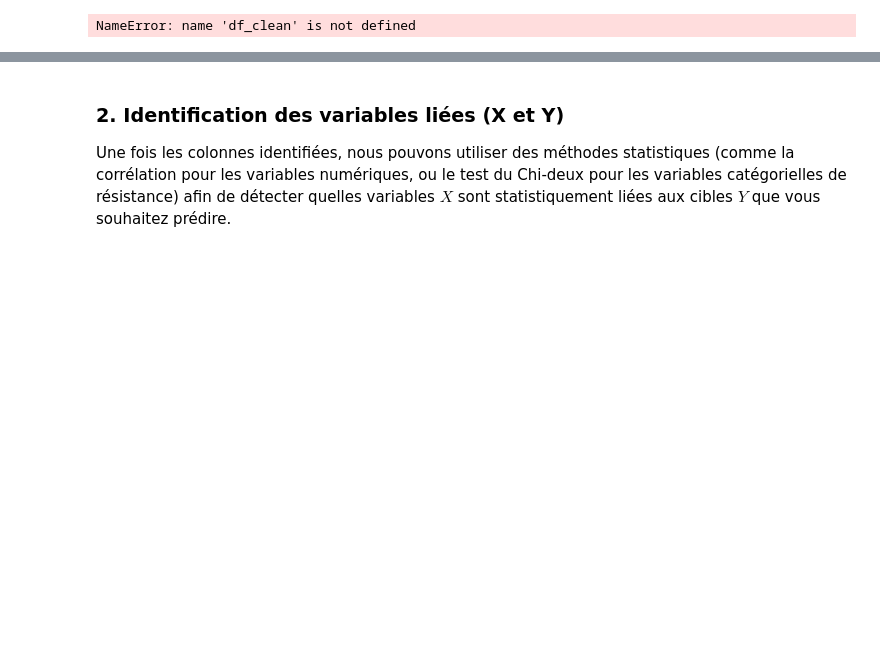
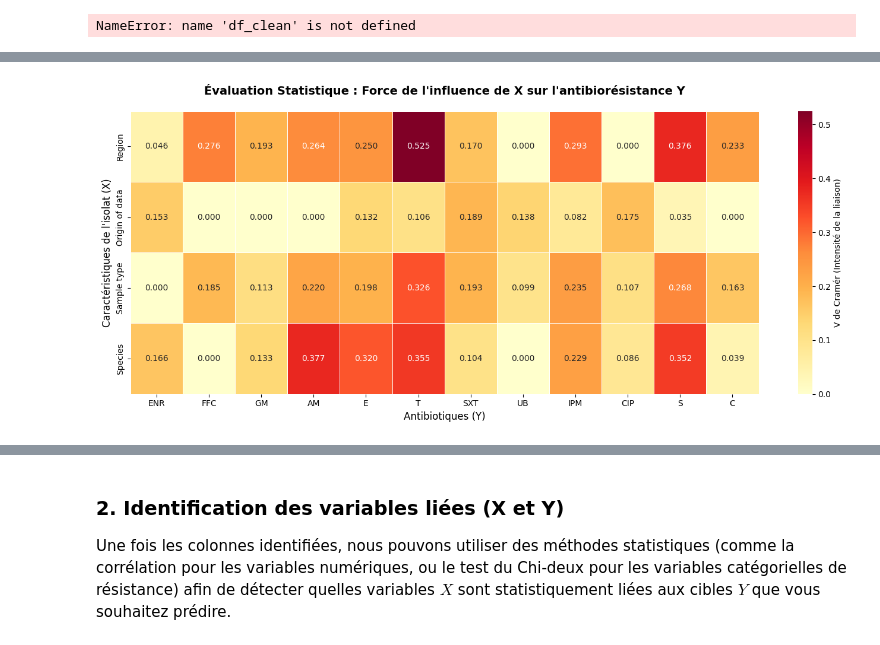
Before and after one commit to manelsg22/microbiologie, a Jupyter notebook: manelsg.ipynb, the cells around one changed output, grey strips where cells are left out. Cells and saved outputs as stored; diff of their text form; code cells hidden in the pictures; blank space fills up the shorter version.

```diff
--- a/manelsg.ipynb
+++ b/manelsg.ipynb
@@ -149,0 +201,30 @@ NameError: name 'df_clean' is not defined
+# %%
+import pandas as pd
+from sklearn.model_selection import train_test_split
+
+# 1. Définir le chemin d'accès au fichier
+file_path = '/content/Dataset on antimicrobial resistance of Vibrio spp. isolates across Adriatic regions (1).xlsx'
+
+# 2. Charger et nettoyer rapidement les données
+raw_df = pd.read_excel(file_path, sheet_name='Final table')
+df_clean = raw_df.copy()
+df_clean.columns = df_clean.iloc[0]
+df_clean = df_clean[1:].reset_index(drop=True)
+
+# Définir nos variables X et Y
+X = df_clean[['Region', 'Origin of data', 'Sample type', 'Species']]
+Y = df_clean[['ENR', 'FFC', 'GM', 'AM', 'E', 'T', 'SXT', 'UB', 'IPM', 'CIP', 'S', 'C']]
+
+# 3. Effectuer la division 75% entraînement et 25% vérification finale
+# Note : Nous ne stratifions pas ici pour éviter l'erreur liée aux classes sous-représentées
+X_train, X_test, Y_train, Y_test = train_test_split(
+    X,
+    Y,
+    test_size=0.25,
+    random_state=42
+)
+
+# 4. Afficher le nombre exact de lignes utilisées
+print(f"Nombre de lignes pour l'entraînement (75%) : {X_train.shape[0]}")
+print(f"Nombre de lignes pour la vérification finale (25%) : {X_test.shape[0]}")
+print(f"Nombre total de lignes dans le jeu de données : {X.shape[0]}")
@@ -149,0 +515,14 @@ NameError: name 'df_clean' is not defined
+# %%
+# 3. Visualisation de la matrice de force d'association (V de Cramér)
+pivot_v = df_results.pivot(index='Variable X', columns='Antibiotique (Y)', values='V de Cramér (Force)')
+pivot_v = pivot_v.reindex(index=variables_x, columns=variables_y)
+
+plt.figure(figsize=(14, 6))
+sns.heatmap(pivot_v, annot=True, cmap='YlOrRd', fmt=".3f", linewidths=.5, cbar_kws={'label': "V de Cramér (Intensité de la liaison)"})
+plt.title("Évaluation Statistique : Force de l'influence de X sur l'antibiorésistance Y", fontsize=14, fontweight='bold', pad=20)
+plt.xlabel("Antibiotiques (Y)", fontsize=12)
+plt.ylabel("Caractéristiques de l'isolat (X)", fontsize=12)
+plt.tight_layout()
+plt.show()
+# %% [output]
+[figure, added]
```
Also changed, not shown: parts of 14 cells of this notebook.
